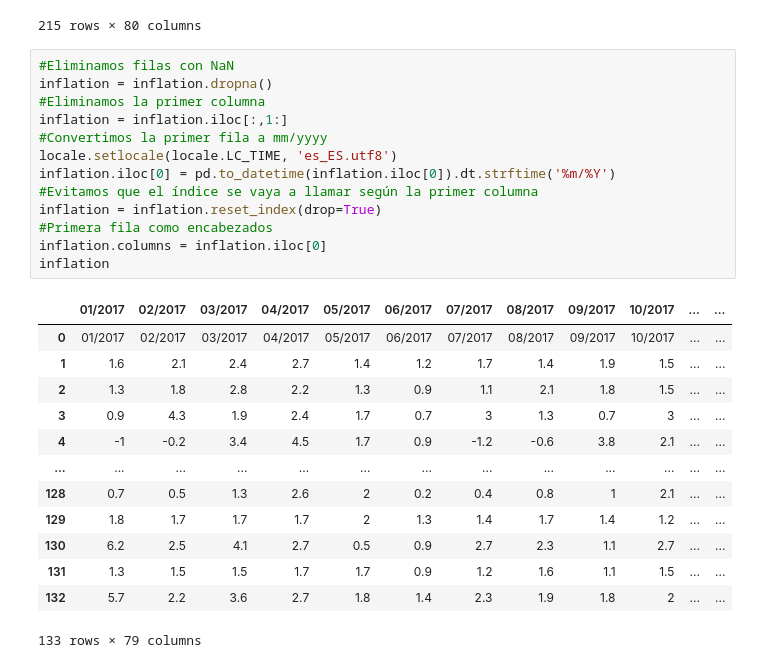
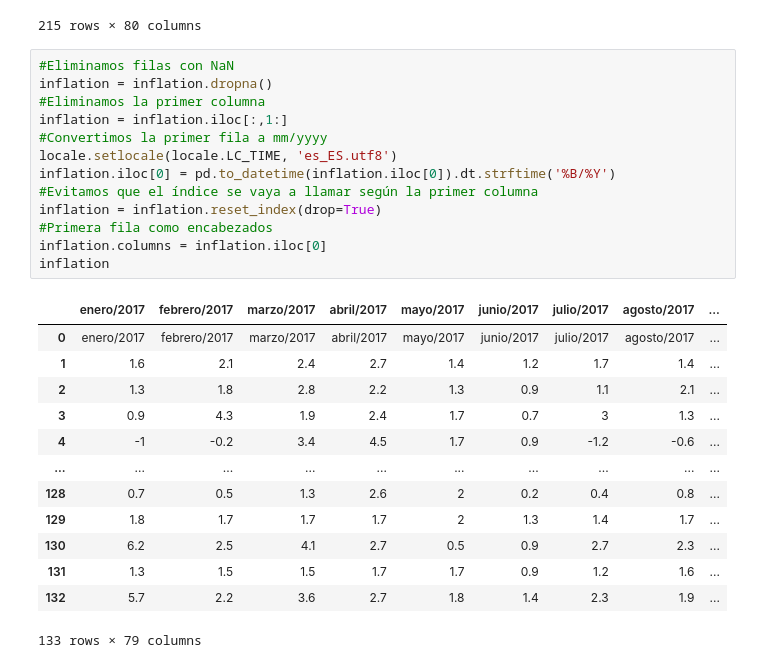
Before and after one commit to mauroemartinez/Inflation, a Jupyter notebook: Inflación.ipynb, the cells around one changed output. Saved outputs shown, nothing was run; the diff lists cells and outputs as text.

```diff
--- a/Inflación.ipynb
+++ b/Inflación.ipynb
@@ -35,29 +41,29 @@ inflation
 # %%
 #Eliminamos filas con NaN
 inflation = inflation.dropna()
 #Eliminamos la primer columna
 inflation = inflation.iloc[:,1:]
 #Convertimos la primer fila a mm/yyyy
 locale.setlocale(locale.LC_TIME, 'es_ES.utf8')
-inflation.iloc[0] = pd.to_datetime(inflation.iloc[0]).dt.strftime('%m/%Y')
+inflation.iloc[0] = pd.to_datetime(inflation.iloc[0]).dt.strftime('%B/%Y')
 #Evitamos que el índice se vaya a llamar según la primer columna
 inflation = inflation.reset_index(drop=True)
 #Primera fila como encabezados
 inflation.columns = inflation.iloc[0]
 inflation
 # %% [output]
-|  | 01/2017 | 02/2017 | 03/2017 | 04/2017 | 05/2017 | 06/2017 | 07/2017 | 08/2017 | 09/2017 | 10/2017 | ... | ... |
-| 0 | 01/2017 | 02/2017 | 03/2017 | 04/2017 | 05/2017 | 06/2017 | 07/2017 | 08/2017 | 09/2017 | 10/2017 | ... | ... |
-| 1 | 1.6 | 2.1 | 2.4 | 2.7 | 1.4 | 1.2 | 1.7 | 1.4 | 1.9 | 1.5 | ... | ... |
-| 2 | 1.3 | 1.8 | 2.8 | 2.2 | 1.3 | 0.9 | 1.1 | 2.1 | 1.8 | 1.5 | ... | ... |
-| 3 | 0.9 | 4.3 | 1.9 | 2.4 | 1.7 | 0.7 | 3 | 1.3 | 0.7 | 3 | ... | ... |
-| 4 | -1 | -0.2 | 3.4 | 4.5 | 1.7 | 0.9 | -1.2 | -0.6 | 3.8 | 2.1 | ... | ... |
-| ... | ... | ... | ... | ... | ... | ... | ... | ... | ... | ... | ... | ... |
-| 128 | 0.7 | 0.5 | 1.3 | 2.6 | 2 | 0.2 | 0.4 | 0.8 | 1 | 2.1 | ... | ... |
-| 129 | 1.8 | 1.7 | 1.7 | 1.7 | 2 | 1.3 | 1.4 | 1.7 | 1.4 | 1.2 | ... | ... |
-| 130 | 6.2 | 2.5 | 4.1 | 2.7 | 0.5 | 0.9 | 2.7 | 2.3 | 1.1 | 2.7 | ... | ... |
-| 131 | 1.3 | 1.5 | 1.5 | 1.7 | 1.7 | 0.9 | 1.2 | 1.6 | 1.1 | 1.5 | ... | ... |
-| 132 | 5.7 | 2.2 | 3.6 | 2.7 | 1.8 | 1.4 | 2.3 | 1.9 | 1.8 | 2 | ... | ... |
+|  | enero/2017 | febrero/2017 | marzo/2017 | abril/2017 | mayo/2017 | junio/2017 | julio/2017 | agosto/2017 | ... |
+| 0 | enero/2017 | febrero/2017 | marzo/2017 | abril/2017 | mayo/2017 | junio/2017 | julio/2017 | agosto/2017 | ... |
+| 1 | 1.6 | 2.1 | 2.4 | 2.7 | 1.4 | 1.2 | 1.7 | 1.4 | ... |
+| 2 | 1.3 | 1.8 | 2.8 | 2.2 | 1.3 | 0.9 | 1.1 | 2.1 | ... |
+| 3 | 0.9 | 4.3 | 1.9 | 2.4 | 1.7 | 0.7 | 3 | 1.3 | ... |
+| 4 | -1 | -0.2 | 3.4 | 4.5 | 1.7 | 0.9 | -1.2 | -0.6 | ... |
+| ... | ... | ... | ... | ... | ... | ... | ... | ... | ... |
+| 128 | 0.7 | 0.5 | 1.3 | 2.6 | 2 | 0.2 | 0.4 | 0.8 | ... |
+| 129 | 1.8 | 1.7 | 1.7 | 1.7 | 2 | 1.3 | 1.4 | 1.7 | ... |
+| 130 | 6.2 | 2.5 | 4.1 | 2.7 | 0.5 | 0.9 | 2.7 | 2.3 | ... |
+| 131 | 1.3 | 1.5 | 1.5 | 1.7 | 1.7 | 0.9 | 1.2 | 1.6 | ... |
+| 132 | 5.7 | 2.2 | 3.6 | 2.7 | 1.8 | 1.4 | 2.3 | 1.9 | ... |
 133 rows × 79 columns
 # %%
 #Nos quedamos sólo con el Total General (segunda fila) y borramos la primer columna
```
Also changed, not shown: parts of 17 cells of this notebook.
